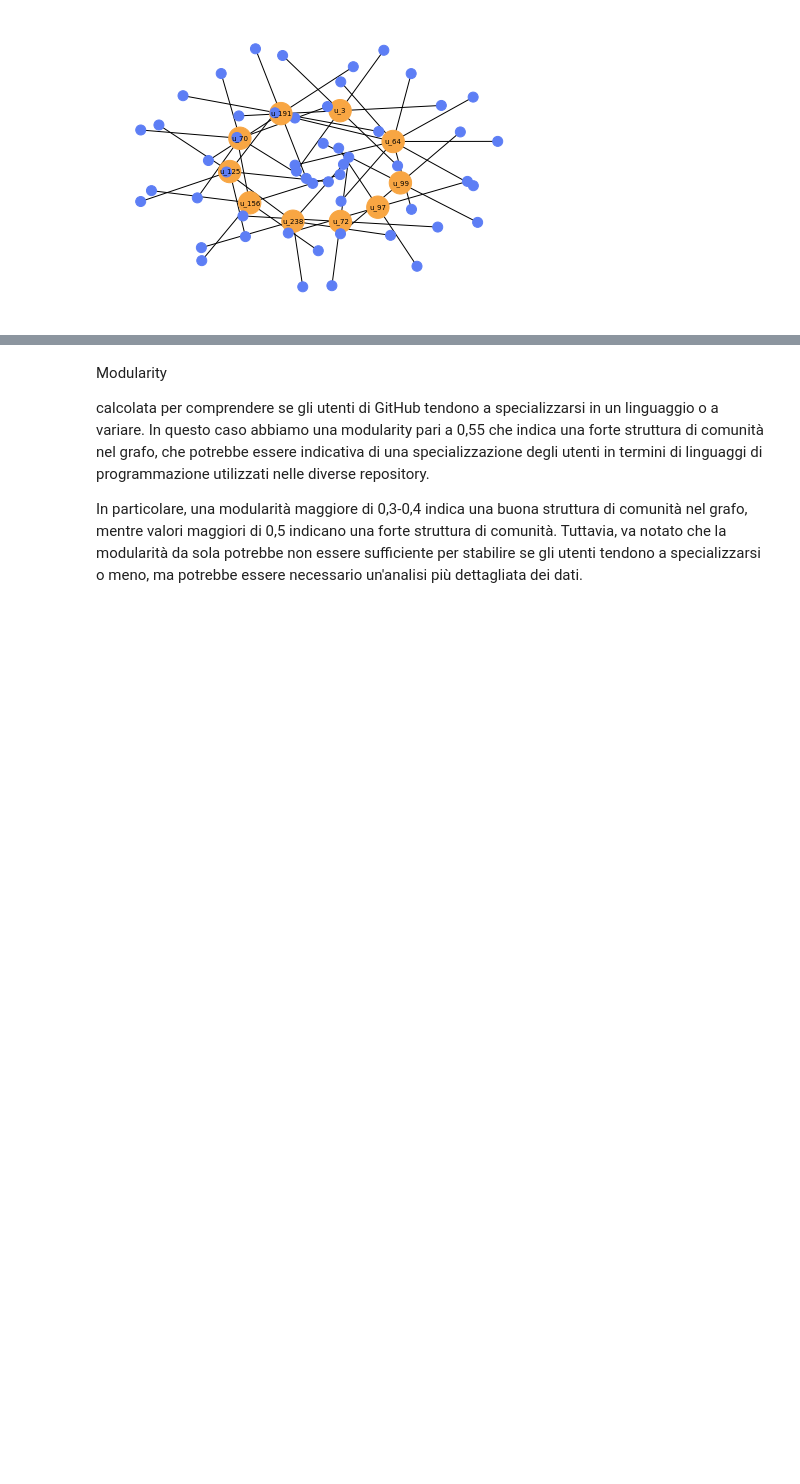
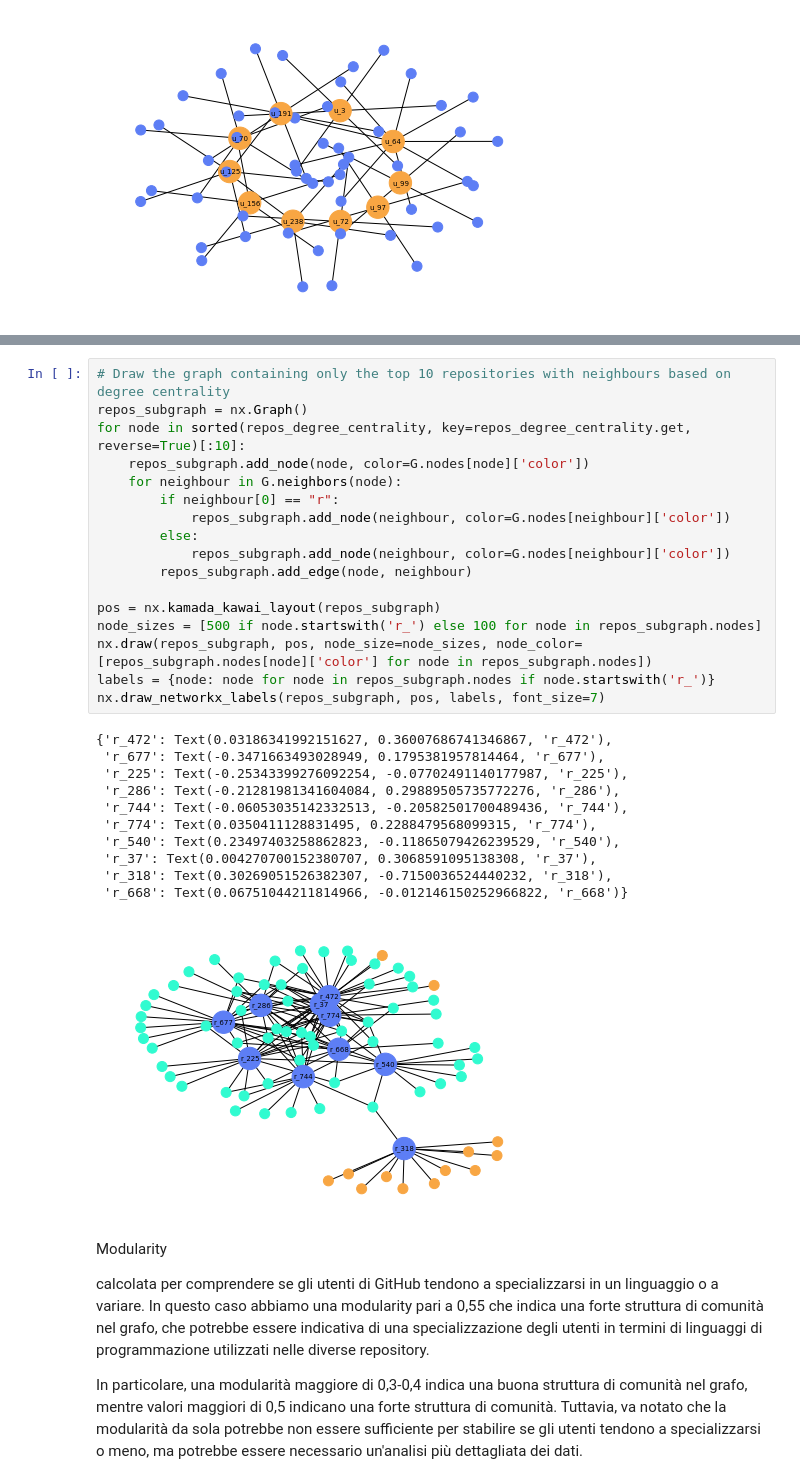
Before and after one commit to isabellamarasco/SNA_project, a Jupyter notebook: create_graph.ipynb, the cells around one changed output, grey strips where cells are left out. Cells and saved outputs as stored; diff of their text form; blank space fills up the shorter version.

```diff
--- a/create_graph.ipynb
+++ b/create_graph.ipynb
@@ -191,3 +253,32 @@ nx.draw_networkx_labels(users_subgraph, pos, labels, font_size=7)
+# %%
+# Draw the graph containing only the top 10 repositories with neighbours based on degree centrality
+repos_subgraph = nx.Graph()
+for node in sorted(repos_degree_centrality, key=repos_degree_centrality.get, reverse=True)[:10]:
+    repos_subgraph.add_node(node, color=G.nodes[node]['color'])
+    for neighbour in G.neighbors(node):
+        if neighbour[0] == "r":
+            repos_subgraph.add_node(neighbour, color=G.nodes[neighbour]['color'])
+        else:
+            repos_subgraph.add_node(neighbour, color=G.nodes[neighbour]['color'])
+        repos_subgraph.add_edge(node, neighbour)
+
+pos = nx.kamada_kawai_layout(repos_subgraph)
+node_sizes = [500 if node.startswith('r_') else 100 for node in repos_subgraph.nodes]
+nx.draw(repos_subgraph, pos, node_size=node_sizes, node_color=[repos_subgraph.nodes[node]['color'] for node in repos_subgraph.nodes])
+labels = {node: node for node in repos_subgraph.nodes if node.startswith('r_')}
+nx.draw_networkx_labels(repos_subgraph, pos, labels, font_size=7)
+# %% [output]
+{'r_472': Text(0.03186341992151627, 0.36007686741346867, 'r_472'),
+ 'r_677': Text(-0.3471663493028949, 0.1795381957814464, 'r_677'),
+ 'r_225': Text(-0.25343399276092254, -0.07702491140177987, 'r_225'),
+ 'r_286': Text(-0.21281981341604084, 0.29889505735772276, 'r_286'),
+ 'r_744': Text(-0.06053035142332513, -0.20582501700489436, 'r_744'),
+ 'r_774': Text(0.0350411128831495, 0.2288479568099315, 'r_774'),
+ 'r_540': Text(0.23497403258862823, -0.11865079426239529, 'r_540'),
+ 'r_37': Text(0.004270700152380707, 0.3068591095138308, 'r_37'),
+ 'r_318': Text(0.30269051526382307, -0.7150036524440232, 'r_318'),
+ 'r_668': Text(0.06751044211814966, -0.012146150252966822, 'r_668')}
+[figure, added]
 # %% [markdown]
 Modularity
 
```
Also changed, not shown: parts of 24 cells of this notebook.
